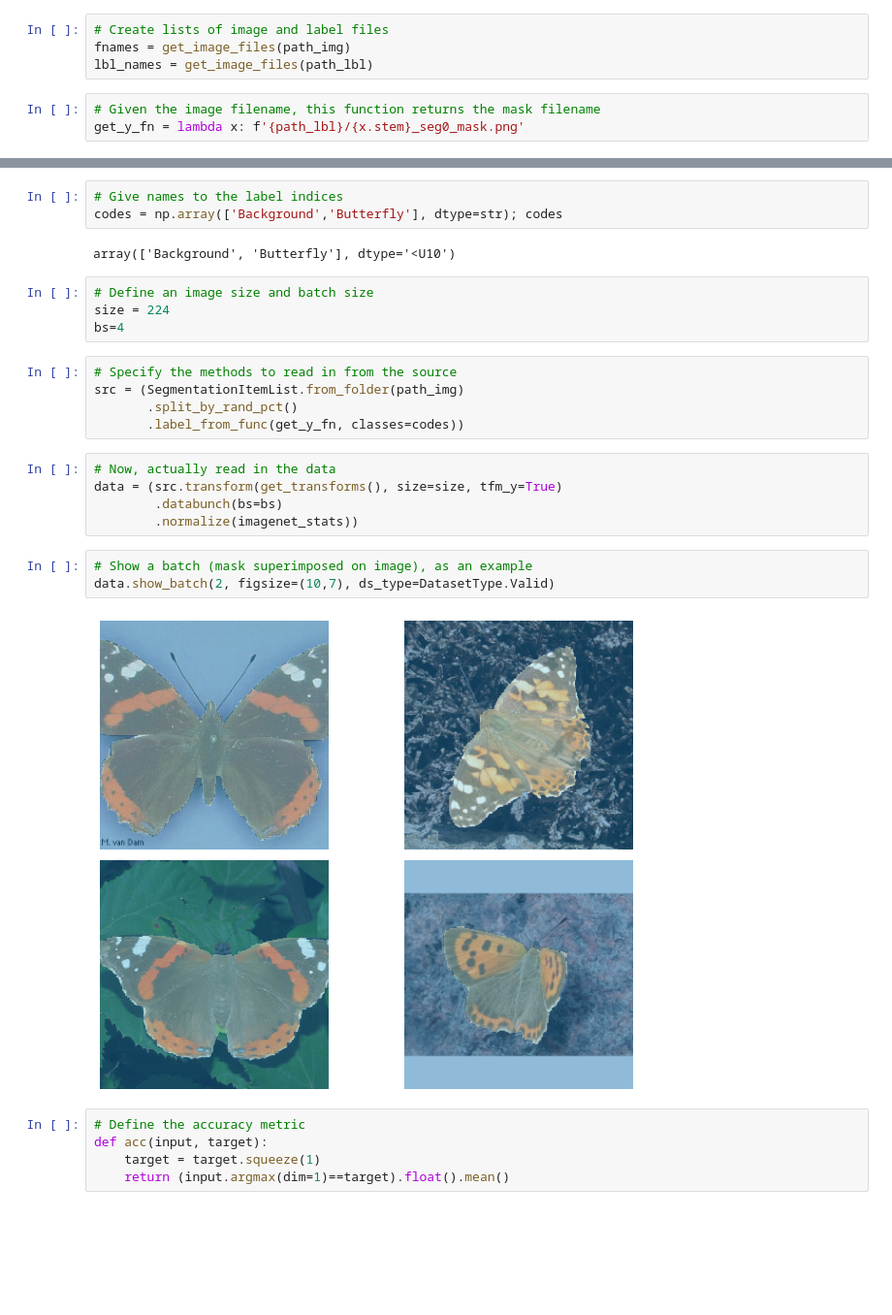
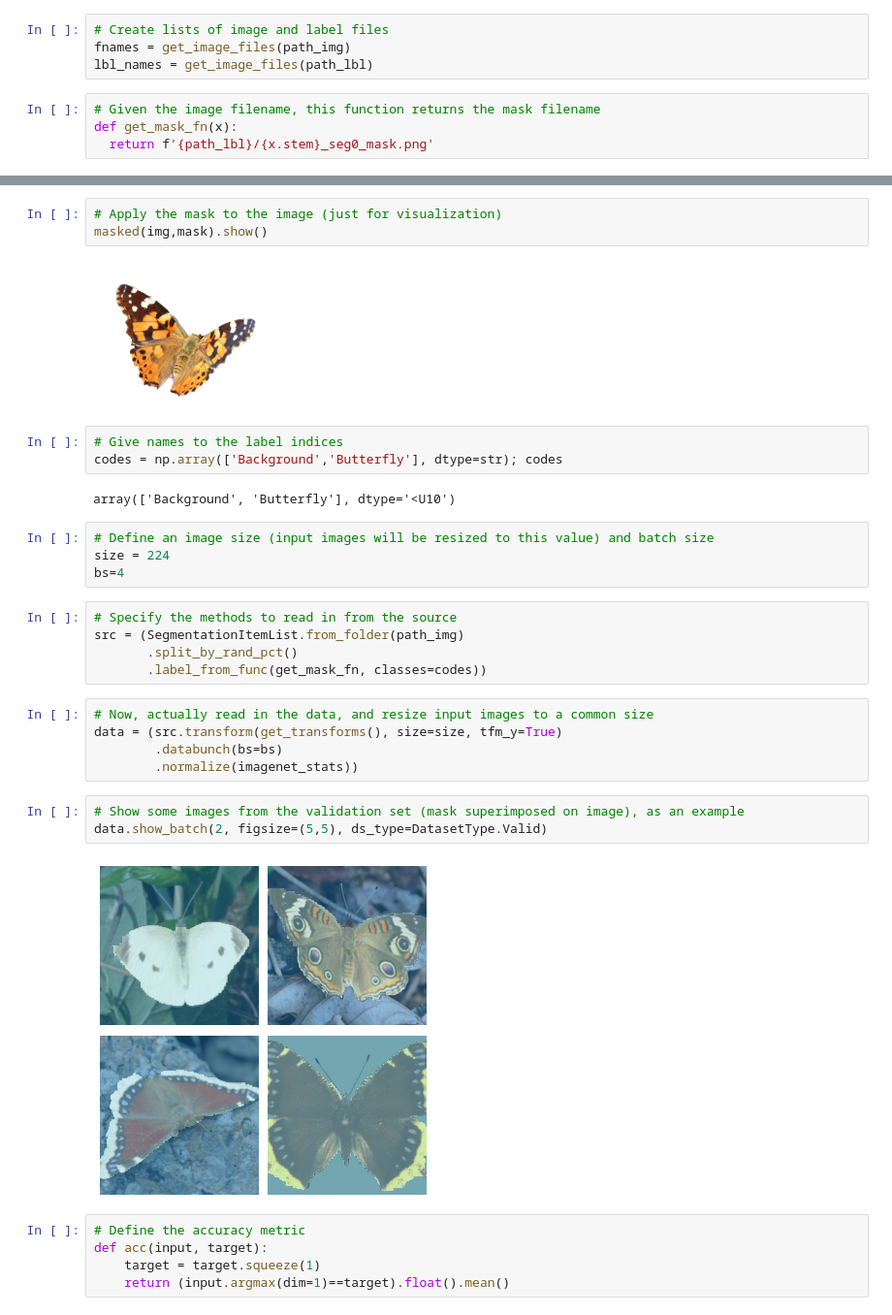
Before and after one commit to greght/Workshop-FastAi-Segmentation, a Jupyter notebook: ImageSegmentation_fastAI_v1.ipynb, the cells around one changed output, grey strips where cells are left out. Shown at 97% size. Saved outputs shown, nothing was run; the diff lists cells and outputs as text; blank space fills up the shorter version.

```diff
--- a/ImageSegmentation_fastAI_v1.ipynb
+++ b/ImageSegmentation_fastAI_v1.ipynb
@@ -53,7 +56,8 @@ fnames = get_image_files(path_img)
 lbl_names = get_image_files(path_lbl)
 # %%
 # Given the image filename, this function returns the mask filename
-get_y_fn = lambda x: f'{path_lbl}/{x.stem}_seg0_mask.png'
+def get_mask_fn(x):
+  return f'{path_lbl}/{x.stem}_seg0_mask.png'
 # %%
 # Show an image, as an example
 img_f = fnames[0]
@@ -74,27 +88,32 @@ mask.show(figsize=(5,5), alpha=1)
+# %%
+# Apply the mask to the image (just for visualization)
+masked(img,mask).show()
+# %% [output]
+[figure, added]
 # %%
 # Give names to the label indices
 codes = np.array(['Background','Butterfly'], dtype=str); codes
 # %% [output]
 array(['Background', 'Butterfly'], dtype='<U10')
 # %%
-# Define an image size and batch size
+# Define an image size (input images will be resized to this value) and batch size
 size = 224
 bs=4
 # %%
 # Specify the methods to read in from the source
 src = (SegmentationItemList.from_folder(path_img)
        .split_by_rand_pct()
-       .label_from_func(get_y_fn, classes=codes))
+       .label_from_func(get_mask_fn, classes=codes))
 # %%
-# Now, actually read in the data
+# Now, actually read in the data, and resize input images to a common size
 data = (src.transform(get_transforms(), size=size, tfm_y=True)
         .databunch(bs=bs)
         .normalize(imagenet_stats))
 # %%
-# Show a batch (mask superimposed on image), as an example
-data.show_batch(2, figsize=(10,7), ds_type=DatasetType.Valid)
+# Show some images from the validation set (mask superimposed on image), as an example
+data.show_batch(2, figsize=(5,5), ds_type=DatasetType.Valid)
 # %% [output]
-[figure, old version]
+[figure, new version]
 # %%
 # Define the accuracy metric
 def acc(input, target):
```
Also changed, not shown: parts of 25 cells of this notebook.
